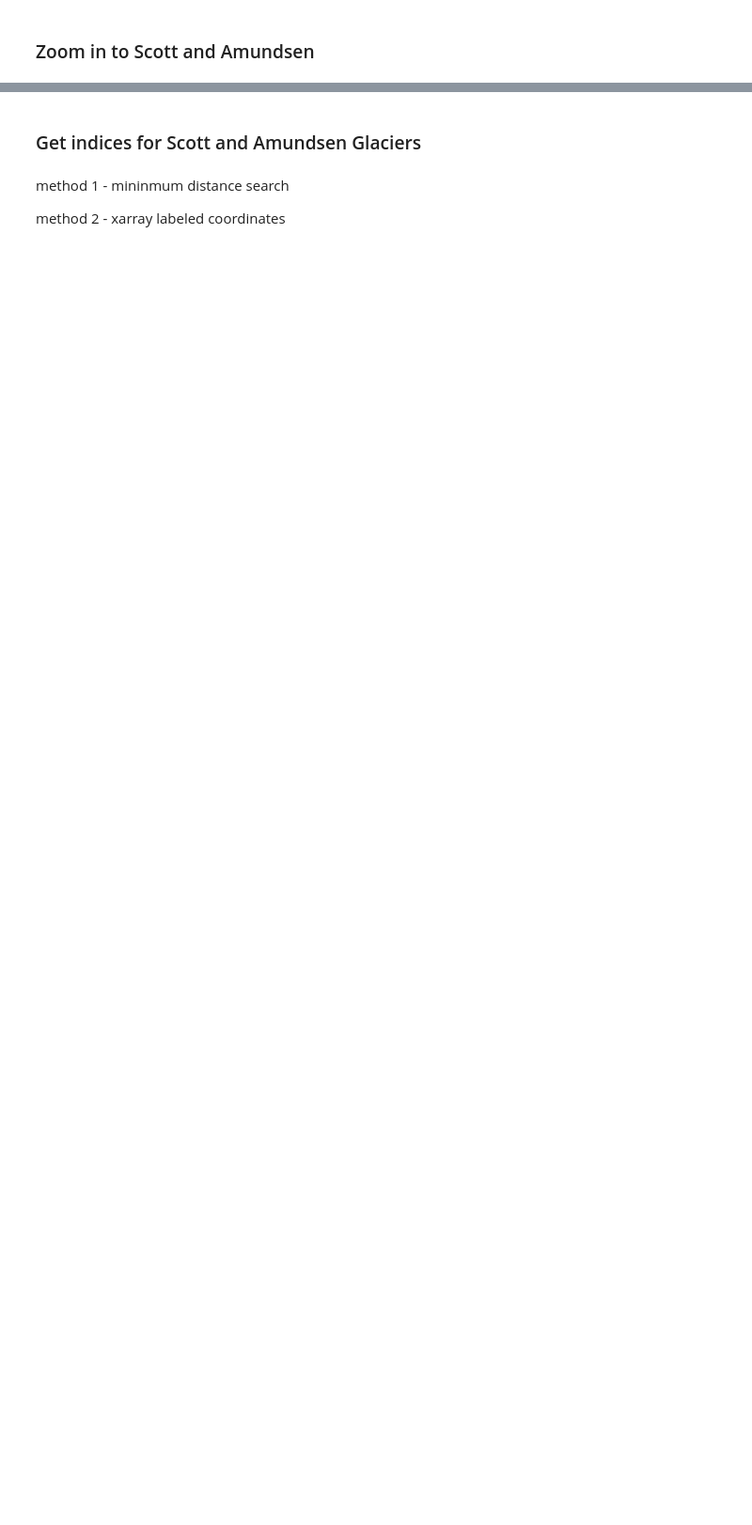
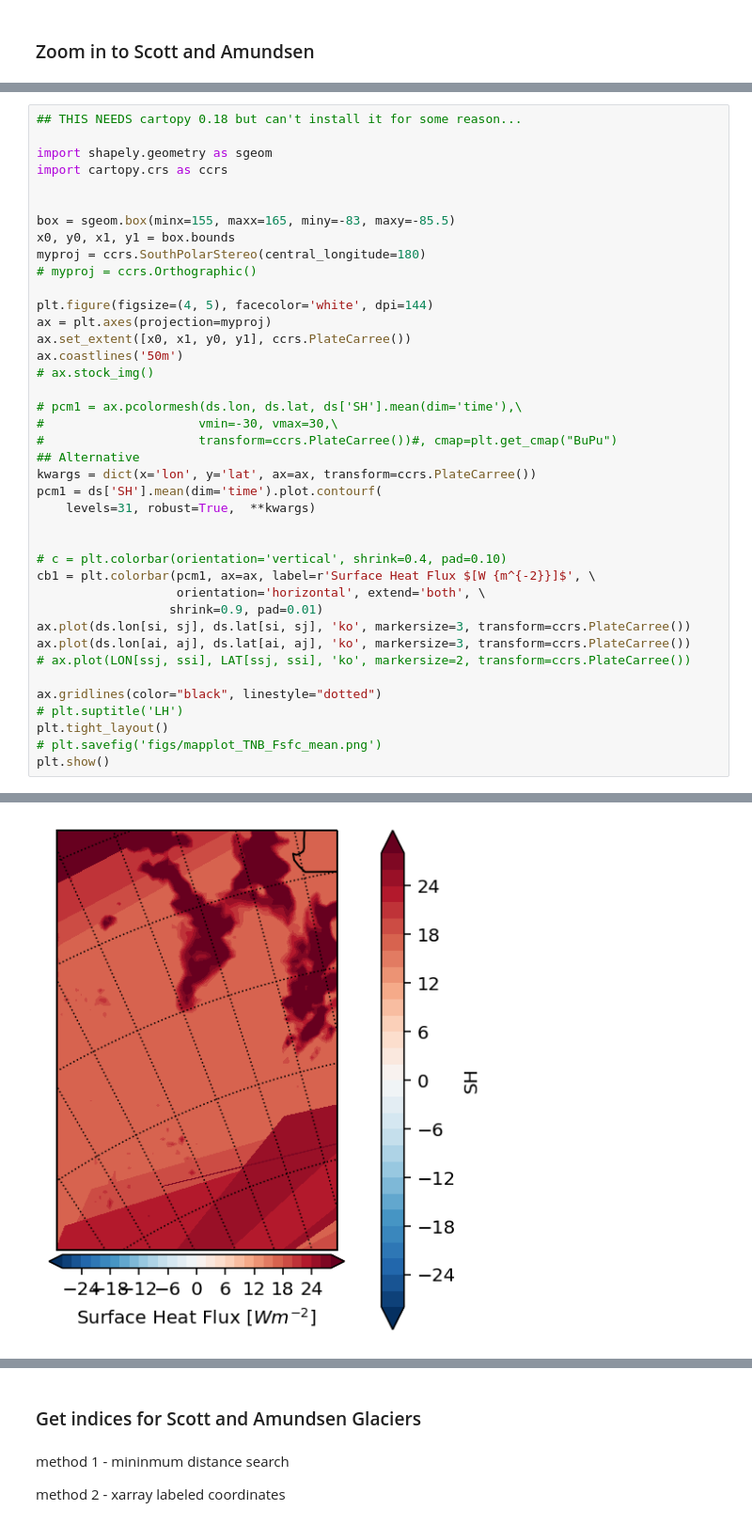
Before and after one commit to ldeo-glaciology/pangeo-AMPS, a Jupyter notebook: test_plot_AMPS_scottglacier_winds.ipynb, the cells around one changed output, grey strips where cells are left out. Shown at 94% size. Saved outputs shown, nothing was run; the diff lists cells and outputs as text; blank space fills up the shorter version.

```diff
--- a/test_plot_AMPS_scottglacier_winds.ipynb
+++ b/test_plot_AMPS_scottglacier_winds.ipynb
@@ -67,0 +106,41 @@ same but take mean first...
+# %%
+## THIS NEEDS cartopy 0.18 but can't install it for some reason...
+
+import shapely.geometry as sgeom
+import cartopy.crs as ccrs
+
+
+box = sgeom.box(minx=155, maxx=165, miny=-83, maxy=-85.5)
+x0, y0, x1, y1 = box.bounds
+myproj = ccrs.SouthPolarStereo(central_longitude=180)
+# myproj = ccrs.Orthographic()
+
+plt.figure(figsize=(4, 5), facecolor='white', dpi=144)
+ax = plt.axes(projection=myproj)
+ax.set_extent([x0, x1, y0, y1], ccrs.PlateCarree())
+ax.coastlines('50m')
+# ax.stock_img()
+
+# pcm1 = ax.pcolormesh(ds.lon, ds.lat, ds['SH'].mean(dim='time'),\
+#                     vmin=-30, vmax=30,\
+#                     transform=ccrs.PlateCarree())#, cmap=plt.get_cmap("BuPu")
+## Alternative
+kwargs = dict(x='lon', y='lat', ax=ax, transform=ccrs.PlateCarree())
+pcm1 = ds['SH'].mean(dim='time').plot.contourf(
+    levels=31, robust=True,  **kwargs)
+
+
+# c = plt.colorbar(orientation='vertical', shrink=0.4, pad=0.10)
+cb1 = plt.colorbar(pcm1, ax=ax, label=r'Surface Heat Flux $[W {m^{-2}}]$', \
+                   orientation='horizontal', extend='both', \
+                  shrink=0.9, pad=0.01)
+ax.plot(ds.lon[si, sj], ds.lat[si, sj], 'ko', markersize=3, transform=ccrs.PlateCarree())
+ax.plot(ds.lon[ai, aj], ds.lat[ai, aj], 'ko', markersize=3, transform=ccrs.PlateCarree())
+# ax.plot(LON[ssj, ssi], LAT[ssj, ssi], 'ko', markersize=2, transform=ccrs.PlateCarree())
+
+ax.gridlines(color="black", linestyle="dotted")
+# plt.suptitle('LH')
+plt.tight_layout()
+# plt.savefig('figs/mapplot_TNB_Fsfc_mean.png')
+plt.show()
+# %% [output]
@@ -67,0 +149 @@ same but take mean first...
+[figure, added]
```
Also changed, not shown: parts of 28 cells of this notebook, 1 other file.
